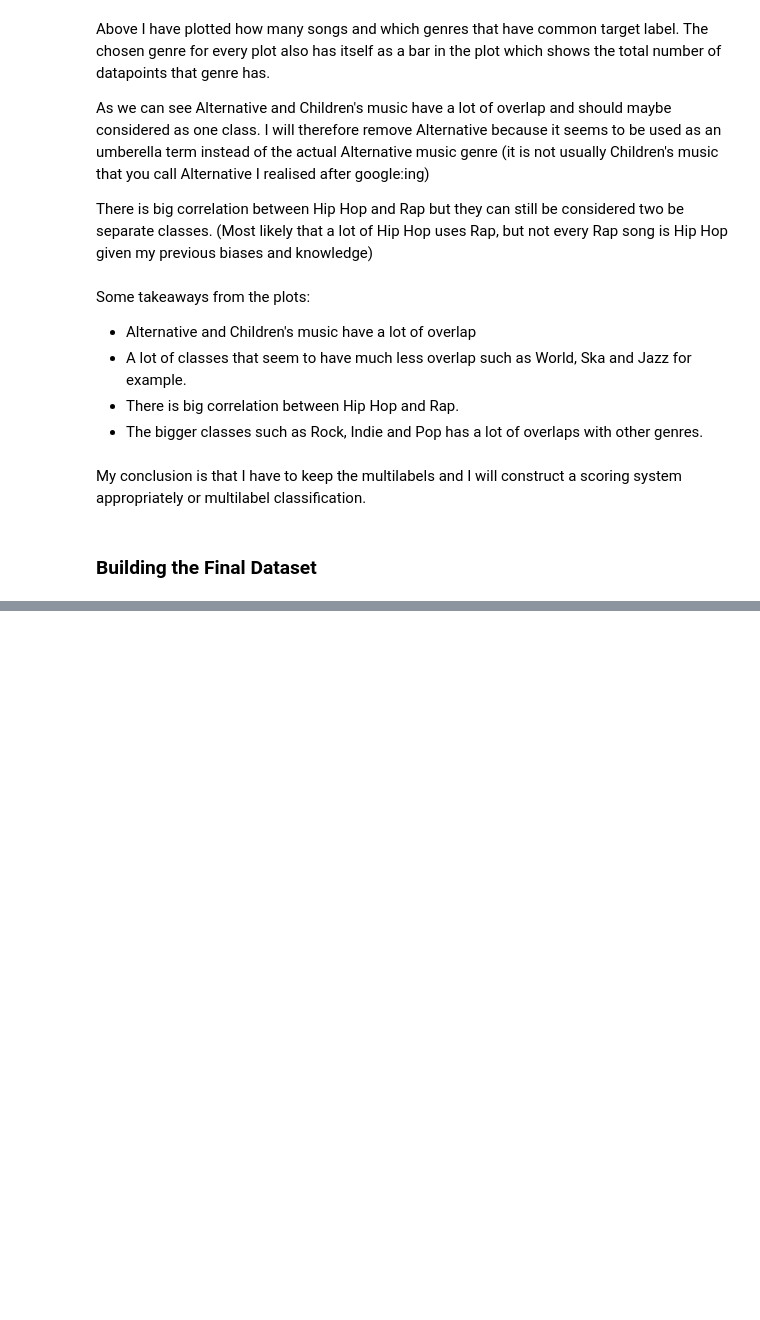
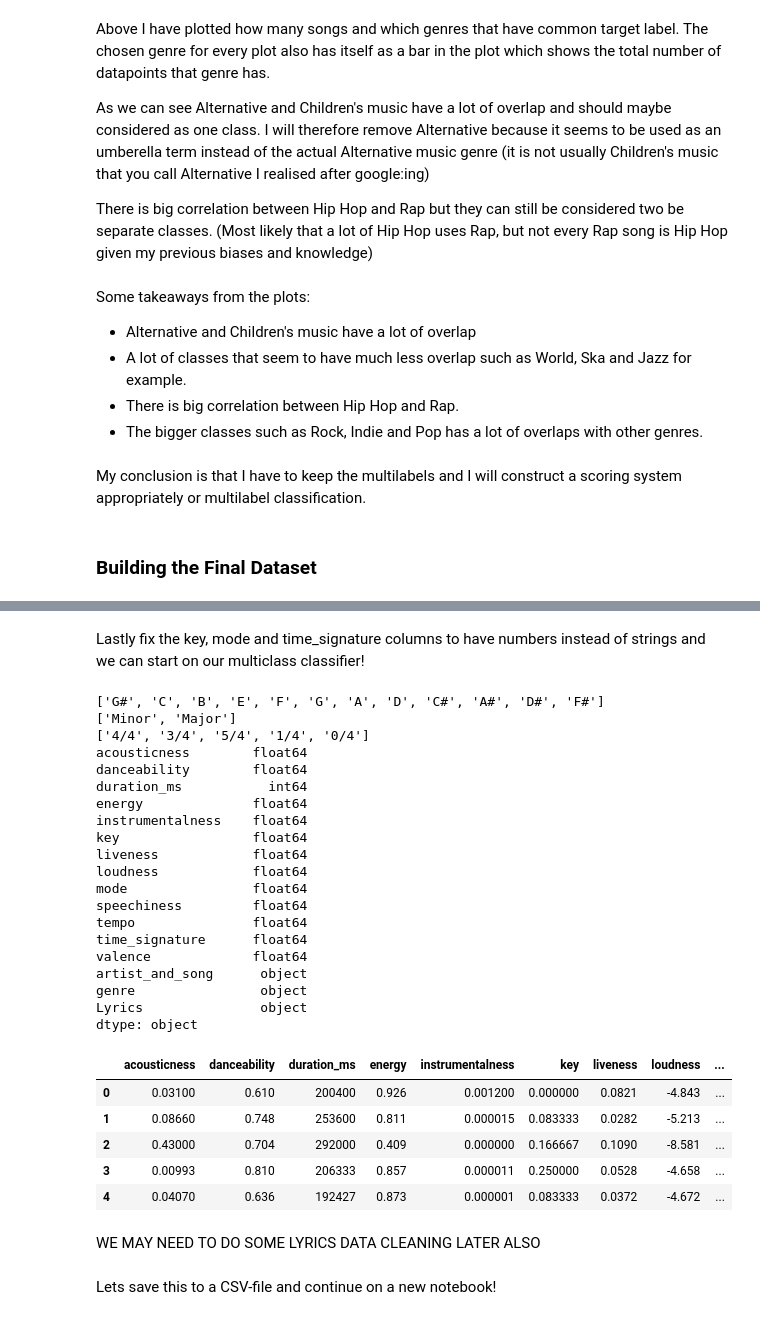
Before and after one commit to HanBiru/text_mining_project-TDDE16, a Jupyter notebook: song_text_data.ipynb, the cells around one changed output, grey strips where cells are left out. Saved outputs shown, nothing was run; the diff lists cells and outputs as text; code cells hidden in the pictures; blank space fills up the shorter version.

Commit message:
save for the day

```diff
--- a/song_text_data.ipynb
+++ b/song_text_data.ipynb
@@ -300,0 +426,42 @@ My conclusion is that I have to keep the multilabels and I will construct a scor
+# %% [markdown]
+Lastly fix the key, mode and time_signature columns to have numbers instead of strings and we can start on our multiclass classifier!
+# %%
+for col in ['key', 'mode', 'time_signature']:
+    unique_values = list(audio_text_df[col].unique())
+    print(unique_values)
+    audio_text_df[col] = audio_text_df[col].map(lambda x: unique_values.index(x) / len(unique_values))
+
+print(audio_text_df.dtypes)
+print
+audio_text_df.head()
+# %% [output]
+['G#', 'C', 'B', 'E', 'F', 'G', 'A', 'D', 'C#', 'A#', 'D#', 'F#']
+['Minor', 'Major']
+['4/4', '3/4', '5/4', '1/4', '0/4']
+acousticness        float64
+danceability        float64
+duration_ms           int64
+energy              float64
+instrumentalness    float64
+key                 float64
+liveness            float64
+loudness            float64
+mode                float64
+speechiness         float64
+tempo               float64
+time_signature      float64
+valence             float64
+artist_and_song      object
+genre                object
+Lyrics               object
+dtype: object
+|  | acousticness | danceability | duration_ms | energy | instrumentalness | key | liveness | loudness | ... |
+| 0 | 0.03100 | 0.610 | 200400 | 0.926 | 0.001200 | 0.000000 | 0.0821 | -4.843 | ... |
+| 1 | 0.08660 | 0.748 | 253600 | 0.811 | 0.000015 | 0.083333 | 0.0282 | -5.213 | ... |
+| 2 | 0.43000 | 0.704 | 292000 | 0.409 | 0.000000 | 0.166667 | 0.1090 | -8.581 | ... |
+| 3 | 0.00993 | 0.810 | 206333 | 0.857 | 0.000011 | 0.250000 | 0.0528 | -4.658 | ... |
+| 4 | 0.04070 | 0.636 | 192427 | 0.873 | 0.000001 | 0.083333 | 0.0372 | -4.672 | ... |
+# %% [markdown]
+WE MAY NEED TO DO SOME LYRICS DATA CLEANING LATER ALSO
+# %% [markdown]
+Lets save this to a CSV-file and continue on a new notebook!
```
Also changed, not shown: parts of 39 cells of this notebook, 1 other file.
